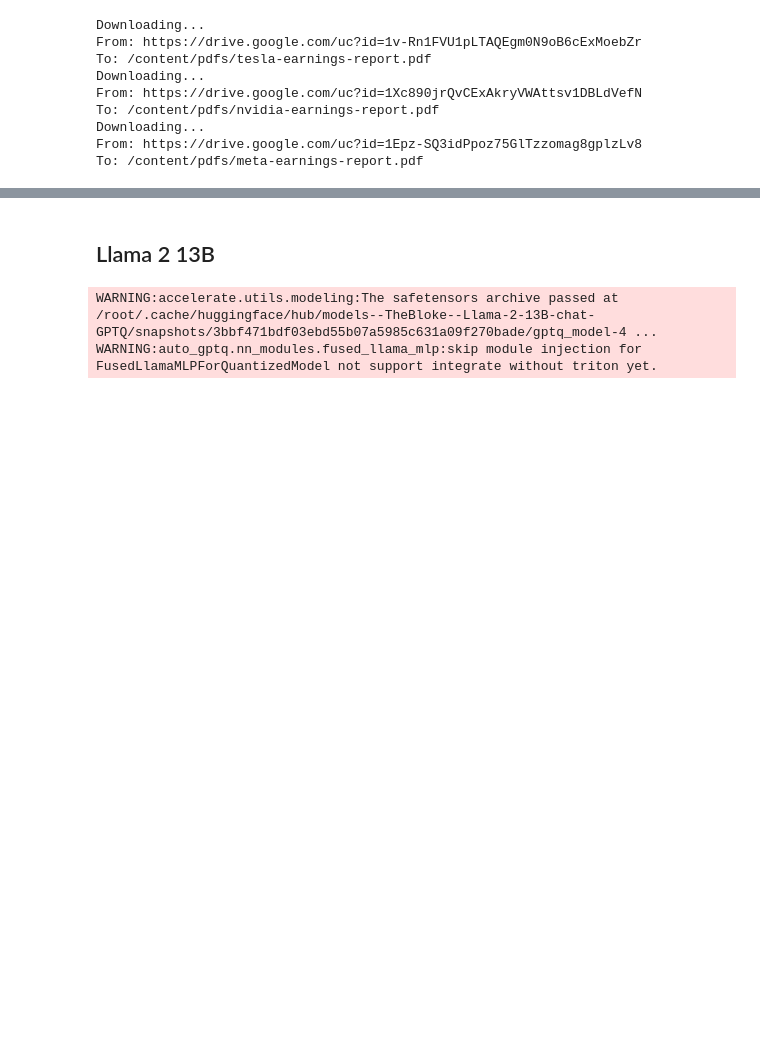
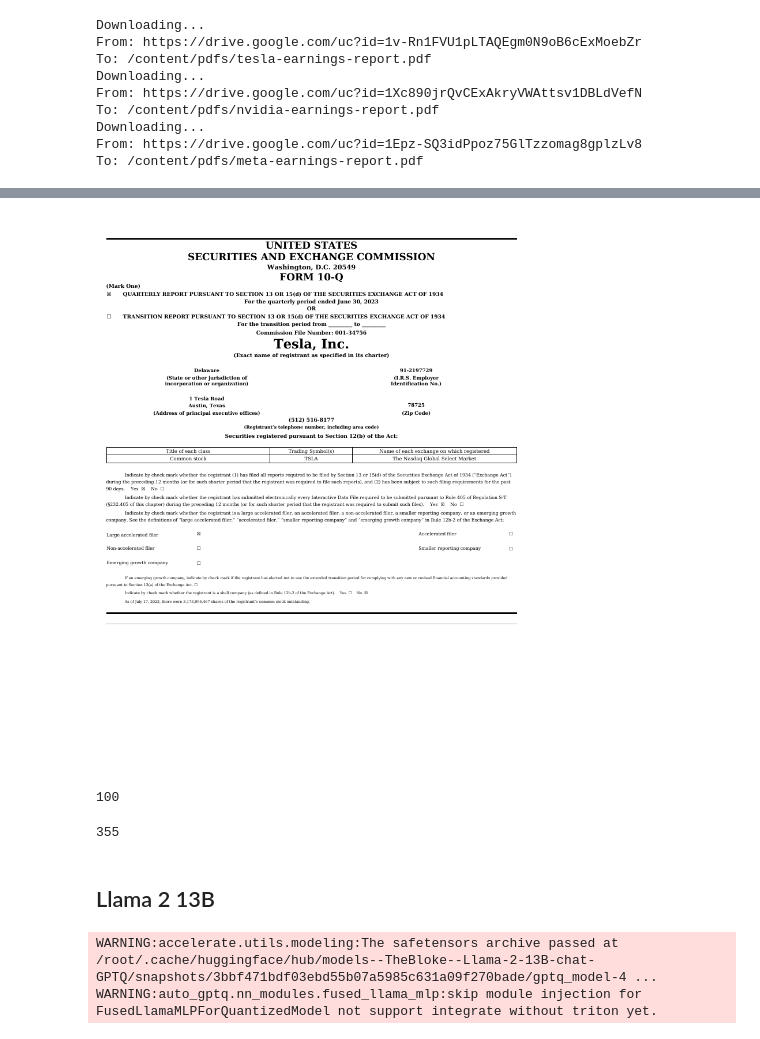
Before and after one commit to curiousily/Get-Things-Done-with-Prompt-Engineering-and-LangChain, a Jupyter notebook: 13.chat-with-multiple-pdfs-using-llama-2-and-langchain.ipynb, the cells around one changed output, grey strips where cells are left out. Saved outputs shown, nothing was run; the diff lists cells and outputs as text; code cells hidden in the pictures; blank space fills up the shorter version.

```diff
--- a/13.chat-with-multiple-pdfs-using-llama-2-and-langchain.ipynb
+++ b/13.chat-with-multiple-pdfs-using-llama-2-and-langchain.ipynb
@@ -82,4 +115,13 @@ from transformers import AutoTokenizer, TextStreamer, pipeline
+# %%
+tesla_images = convert_from_path("pdfs/tesla-earnings-report.pdf", dpi=88)
+tesla_images[0]
+# %% [output]
+[figure, added]
 # %%
 !rm -rf "db"
 # %%
 loader = PyPDFDirectoryLoader("pdfs")
+docs = loader.load()
+len(docs)
+# %% [output]
+100
@@ -90,6 +130,9 @@ embeddings = HuggingFaceEmbeddings(model_name="sentence-transformers/all-MiniLM-
 # %%
 text_splitter = RecursiveCharacterTextSplitter(chunk_size=1024, chunk_overlap=64)
 texts = text_splitter.split_documents(docs)
+len(texts)
+# %% [output]
+355
 # %%
 db = Chroma.from_documents(texts, embeddings, persist_directory="db")
 # %% [markdown]
```
Also changed, not shown: parts of 10 cells of this notebook.
